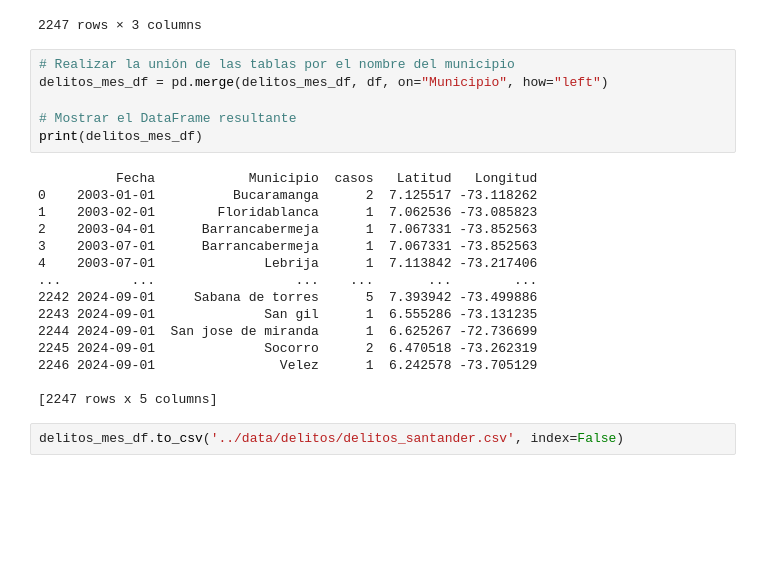
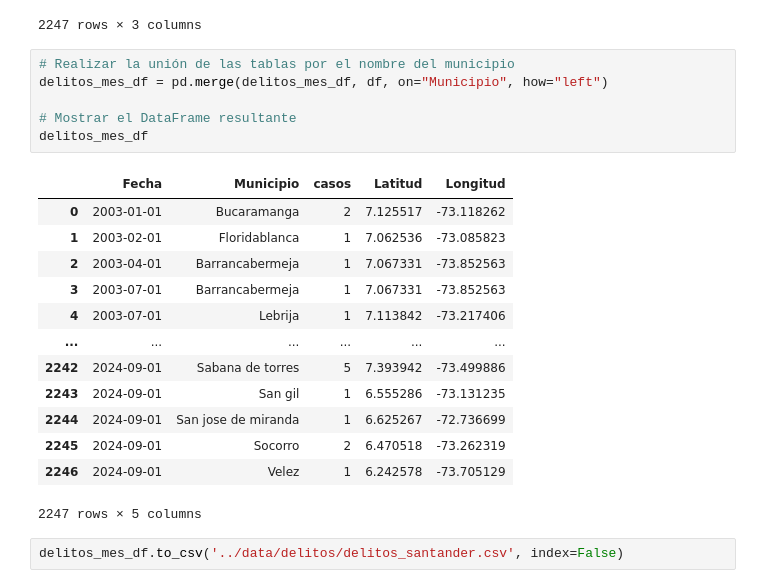
Before and after one commit to leonsuarez24/FIRENET, a Jupyter notebook: notebooks/delitos.ipynb, the cells around one changed output. Cells and saved outputs as stored; diff of their text form; blank space fills up the shorter version.

```diff
--- a/notebooks/delitos.ipynb
+++ b/notebooks/delitos.ipynb
@@ -225,24 +230,23 @@ delitos_mes_df
 # %%
 # Realizar la unión de las tablas por el nombre del municipio
 delitos_mes_df = pd.merge(delitos_mes_df, df, on="Municipio", how="left")
 
 # Mostrar el DataFrame resultante
-print(delitos_mes_df)
+delitos_mes_df
 # %% [output]
+|  | Fecha | Municipio | casos | Latitud | Longitud |
+| 0 | 2003-01-01 | Bucaramanga | 2 | 7.125517 | -73.118262 |
+| 1 | 2003-02-01 | Floridablanca | 1 | 7.062536 | -73.085823 |
+| 2 | 2003-04-01 | Barrancabermeja | 1 | 7.067331 | -73.852563 |
+| 3 | 2003-07-01 | Barrancabermeja | 1 | 7.067331 | -73.852563 |
+| 4 | 2003-07-01 | Lebrija | 1 | 7.113842 | -73.217406 |
+| ... | ... | ... | ... | ... | ... |
+| 2242 | 2024-09-01 | Sabana de torres | 5 | 7.393942 | -73.499886 |
+| 2243 | 2024-09-01 | San gil | 1 | 6.555286 | -73.131235 |
+| 2244 | 2024-09-01 | San jose de miranda | 1 | 6.625267 | -72.736699 |
+| 2245 | 2024-09-01 | Socorro | 2 | 6.470518 | -73.262319 |
+| 2246 | 2024-09-01 | Velez | 1 | 6.242578 | -73.705129 |
-          Fecha            Municipio  casos   Latitud   Longitud
-0    2003-01-01          Bucaramanga      2  7.125517 -73.118262
-1    2003-02-01        Floridablanca      1  7.062536 -73.085823
-2    2003-04-01      Barrancabermeja      1  7.067331 -73.852563
-3    2003-07-01      Barrancabermeja      1  7.067331 -73.852563
-4    2003-07-01              Lebrija      1  7.113842 -73.217406
-...         ...                  ...    ...       ...        ...
-2242 2024-09-01     Sabana de torres      5  7.393942 -73.499886
-2243 2024-09-01              San gil      1  6.555286 -73.131235
-2244 2024-09-01  San jose de miranda      1  6.625267 -72.736699
-2245 2024-09-01              Socorro      2  6.470518 -73.262319
-2246 2024-09-01                Velez      1  6.242578 -73.705129
-
-[2247 rows x 5 columns]
+2247 rows × 5 columns
 # %%
 delitos_mes_df.to_csv('../data/delitos/delitos_santander.csv', index=False)
 # %%
```
Also changed, not shown: parts of 6 cells of this notebook.
